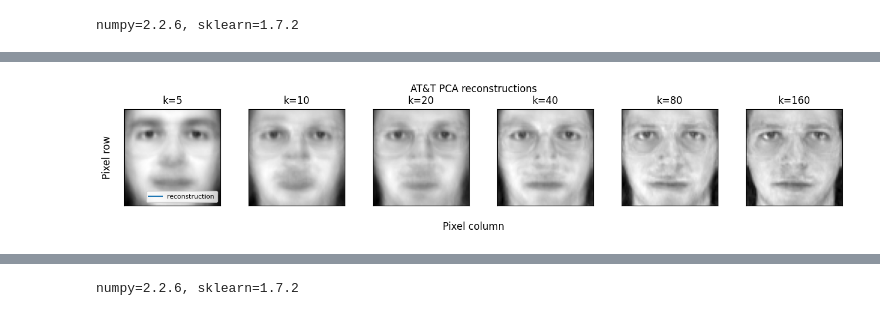
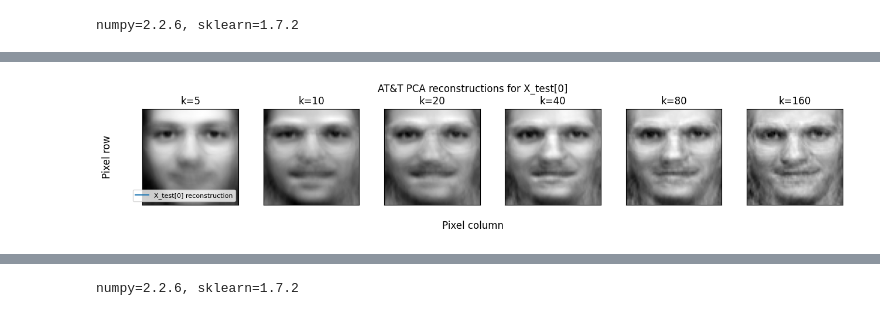
Before and after one commit to Dmg0920/ShallowMachineLearning-NTPU_U3753, a Jupyter notebook: Homework/SML_Work3_411278018.ipynb, the cells around one changed output, grey strips where cells are left out. Drawn from its saved outputs; the diff is of its cells as text; code cells hidden in the pictures.

```diff
--- a/Homework/SML_Work3_411278018.ipynb
+++ b/Homework/SML_Work3_411278018.ipynb
@@ -1486,24 +1671,26 @@ PCA 的前兩個主成分捕捉資料中變異最大的方向；若不同身份
 # %%
-# §6.6 PC1 vs PC2 scatter plot
+# §6.4 PC1 vs PC2 scatter plot
+pc12_silhouette_rows = []
 for dataset_name, data in datasets.items():
     X_train, X_test, y_train, y_test = data["split"]
     pca_full = pca_summary[dataset_name]["pca_full"]
-    Z_train = pca_full.transform(X_train)[:, :2]  # 取前兩個 PC
+    scaler_for_pca_summary = pca_summary[dataset_name]["scaler"]
+    Z_train = pca_full.transform(scaler_for_pca_summary.transform(X_train))[:, :2]
+    s = silhouette_score(Z_train, y_train, sample_size=min(500, len(y_train)), random_state=SEED)
+    pc12_silhouette_rows.append({"dataset": dataset_name, "pc1_pc2_silhouette": s})
+    print(f"{dataset_name} PC1-PC2 silhouette = {s:.4f}")
 
     fig, ax = plt.subplots(figsize=(8, 6))
-    n_classes = len(np.unique(y_train))
     for cls in np.unique(y_train):
         mask = y_train == cls
-        ax.scatter(Z_train[mask, 0], Z_train[mask, 1],
-                   s=15, alpha=0.6,
-                   color=TAB10(cls % 10),
-                   label=f'class {cls}' if cls < 5 else '_nolegend_')
+        ax.scatter(Z_train[mask, 0], Z_train[mask, 1], s=15, alpha=0.6, color=TAB10(cls % 10), label=f"class {cls}" if cls < 5 else "_nolegend_")
     ax.set_title(f"{dataset_name} training data: PC1 vs PC2")
     ax.set_xlabel("PC 1")
     ax.set_ylabel("PC 2")
-    ax.legend(loc='upper right', fontsize=7, ncol=2,
-              title="first 5 classes shown")
+    ax.legend(loc="upper right", fontsize=7, ncol=2, title="first 5 classes shown")
     ax.grid(True, alpha=0.3)
     plt.tight_layout()
     plt.show()
+
+pc12_silhouette_df = pd.DataFrame(pc12_silhouette_rows)
 # %% [output]
@@ -1532,36 +1721,49 @@ for metric in ["fit_time_s", "predict_time_s"]:
     labels = [f"{row['dataset']}-{row['feature']}-{row['classifier']}" for row in efficiency_rows]
     values = [row[metric] for row in efficiency_rows]
     ax.bar(np.arange(len(values)), values, color=[TAB10(i % 10) for i in range(len(values))], label=metric)
-    ax.set_title(f"Efficiency comparison: {metric}")
+    ax.set_title(f"Efficiency comparison: {metric} (log scale)")
     ax.set_xlabel("Dataset-feature-classifier")
-    ax.set_ylabel("Seconds")
+    ax.set_ylabel("Seconds (log scale)")
+    ax.set_yscale("log")
     ax.set_xticks(np.arange(len(values)))
     ax.set_xticklabels(labels, rotation=70, ha="right")
     ax.legend()
-    ax.grid(True, axis="y", alpha=0.3)
+    ax.grid(True, axis="y", alpha=0.3, which="both")
     plt.tight_layout()
     plt.show()
 
 
-def reconstruction_analysis(dataset_name: str, image: np.ndarray, image_shape: tuple[int, int], k_values: list[int]) -> None:
-    flat = image.reshape(1, -1)
-    train_X = datasets[dataset_name]["split"][0]
-    max_k = min(train_X.shape[0] - 1, train_X.shape[1])
+reconstruction_summary_by_dataset: dict[str, dict[str, Any]] = {}
+reconstruction_saturation_rows: list[dict[str, int]] = []
+
+
+def reconstruction_analysis(dataset_name: str, image_shape: tuple[int, int], k_values: list[int]) -> None:
+    X_train, X_test, _, _ = datasets[dataset_name]["split"]
+    scaler_for_recon = StandardScaler()
+    X_train_scaled_for_recon = scaler_for_recon.fit_transform(X_train)
+    X_test_scaled_for_recon = scaler_for_recon.transform(X_test)
+    max_k = min(X_train_scaled_for_recon.shape[0] - 1, X_train_scaled_for_recon.shape[1])
     valid_k = [k for k in k_values if k <= max_k]
-    pca = MyPCA(n_components=max(valid_k)).fit(train_X)
-    errors: list[float] = []
+
+    recon_errors_by_k: dict[int, float] = {}
     reconstructions: list[np.ndarray] = []
-    for k in valid_k:
-        partial = MyPCA(n_components=k).fit(train_X)
-        recon = partial.inverse_transform(partial.transform(flat)).reshape(image_shape)
-        errors.append(float(np.linalg.norm(image.reshape(image_shape) - recon, ord="fro")))
+    sample_scaled = X_test_scaled_for_recon[0].reshape(1, -1)
+    for k_val in valid_k:
+        pca_k = MyPCA(n_components=k_val).fit(X_train_scaled_for_recon)
+        X_recon = pca_k.inverse_transform(pca_k.transform(X_test_scaled_for_recon))
+        frob_rmse = np.linalg.norm(X_test_scaled_for_recon - X_recon, "fro") / np.sqrt(len(X_test_scaled_for_recon))
+        recon_errors_by_k[k_val] = float(frob_rmse)
+
+        z = pca_k.transform(sample_scaled)
+        recon_scaled = pca_k.inverse_transform(z)
+        recon = scaler_for_recon.inverse_transform(recon_scaled).reshape(image_shape)
         reconstructions.append(recon)
 
     fig, ax = plt.subplots(figsize=(7, 4))
-    ax.plot(valid_k, errors, marker="o", color=TAB10(0), label="Frobenius reconstruction error")
-    ax.set_title(f"{dataset_name} PCA reconstruction error vs k")
+    ax.plot(list(recon_errors_by_k), list(recon_errors_by_k.values()), marker="o", color=TAB10(0), label=r"$\|X-\hat{X}\|_F / \sqrt{n}$")
+    ax.set_title(rf"{dataset_name} PCA reconstruction error: $\|X-\hat{{X}}\|_F / \sqrt{{n}}$")
     ax.set_xlabel("# PCA components")
-    ax.set_ylabel("Frobenius error")
+    ax.set_ylabel("Frobenius RMSE per sample")
     ax.legend()
     ax.grid(True, alpha=0.3)
     plt.show()
@@ -1575,22 +1777,38 @@ def reconstruction_analysis(dataset_name: str, image: np.ndarray, image_shape: t
         ax.set_xticks([])
         ax.set_yticks([])
         ax.grid(True, alpha=0.15)
-    axes.ravel()[0].plot([], [], color=TAB10(0), label="reconstruction")
+    axes.ravel()[0].plot([], [], color=TAB10(0), label="X_test[0] reconstruction")
     axes.ravel()[0].legend(loc="lower right", fontsize=8)
-    fig.suptitle(f"{dataset_name} PCA reconstructions")
+    fig.suptitle(f"{dataset_name} PCA reconstructions for X_test[0]")
     fig.supxlabel("Pixel column")
     fig.supylabel("Pixel row")
     plt.tight_layout()
     plt.show()
 
+    err_series = pd.Series(recon_errors_by_k, dtype=float)
+    second_diff = err_series.diff().diff().abs().dropna()
+    saturation_k_recon = int(second_diff.idxmin()) if not second_diff.empty else int(err_series.index[-1])
+    clf_rows = k_gap_df[k_gap_df["dataset"] == dataset_name]
+    sat_threshold = clf_rows["cv_mean"].max() * 0.98
+    saturation_k_clf = int(clf_rows[clf_rows["cv_mean"] >= sat_threshold]["k"].min())
+    reconstruction_saturation_rows.append({
+        "dataset": dataset_name,
+        "saturation_k_recon": saturation_k_recon,
+        "saturation_k_clf": saturation_k_clf,
+        "k_gap_recon_minus_clf": saturation_k_recon - saturation_k_clf,
+    })
+    reconstruction_summary_by_dataset[dataset_name] = {
+        "recon_errors_by_k": recon_errors_by_k,
+        "saturation_k_recon": saturation_k_recon,
+        "saturation_k_clf": saturation_k_clf,
+    }
 
-att_image = X_attnt[0].reshape(64, 64)
-reconstruction_analysis("AT&T", att_image, (64, 64), [5, 10, 20, 40, 80, 160, 320])
 
-yale_original_images, _ = load_yale_original_images(YALE_PATH)
-yale_small_representative = resize(yale_original_images[0], (64, 64), anti_aliasing=True, preserve_range=True)
-reconstruction_analysis("Yale", yale_small_representative, (64, 64), [5, 10, 20, 40, 80, 160, 320])
+reconstruction_analysis("AT&T", (64, 64), [5, 10, 20, 40, 80, 160, 320])
+reconstruction_analysis("Yale", (64, 64), [5, 10, 20, 40, 80, 160, 320])
 
+reconstruction_saturation_df = pd.DataFrame(reconstruction_saturation_rows)
+display(reconstruction_saturation_df)
 print(f"numpy={np.__version__}, sklearn={sklearn.__version__}")
 # %% [output]
 | dataset   | classifier   | feature   |   fit_time_s |   predict_time_s |   n_features |
@@ -1613 +1831 @@ print(f"numpy={np.__version__}, sklearn={sklearn.__version__}")
-[figure, old version]
+[figure, new version]
```
Also changed, not shown: parts of 52 cells of this notebook.
